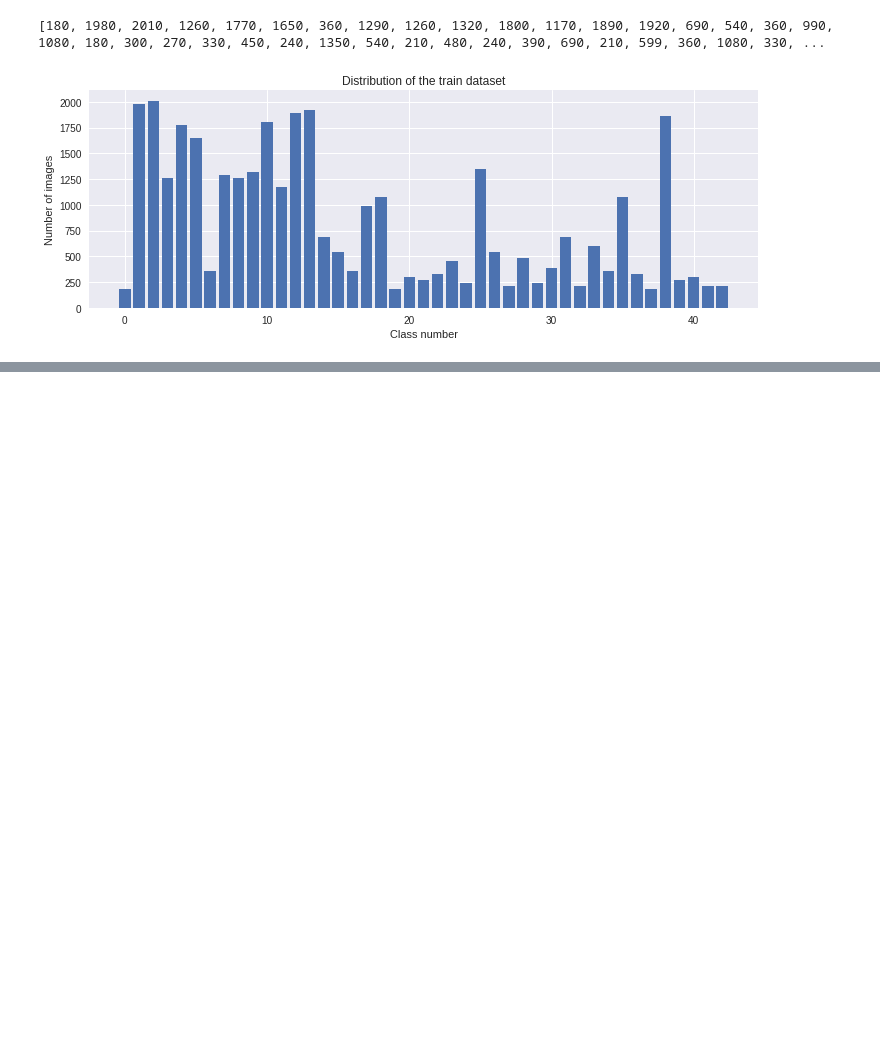
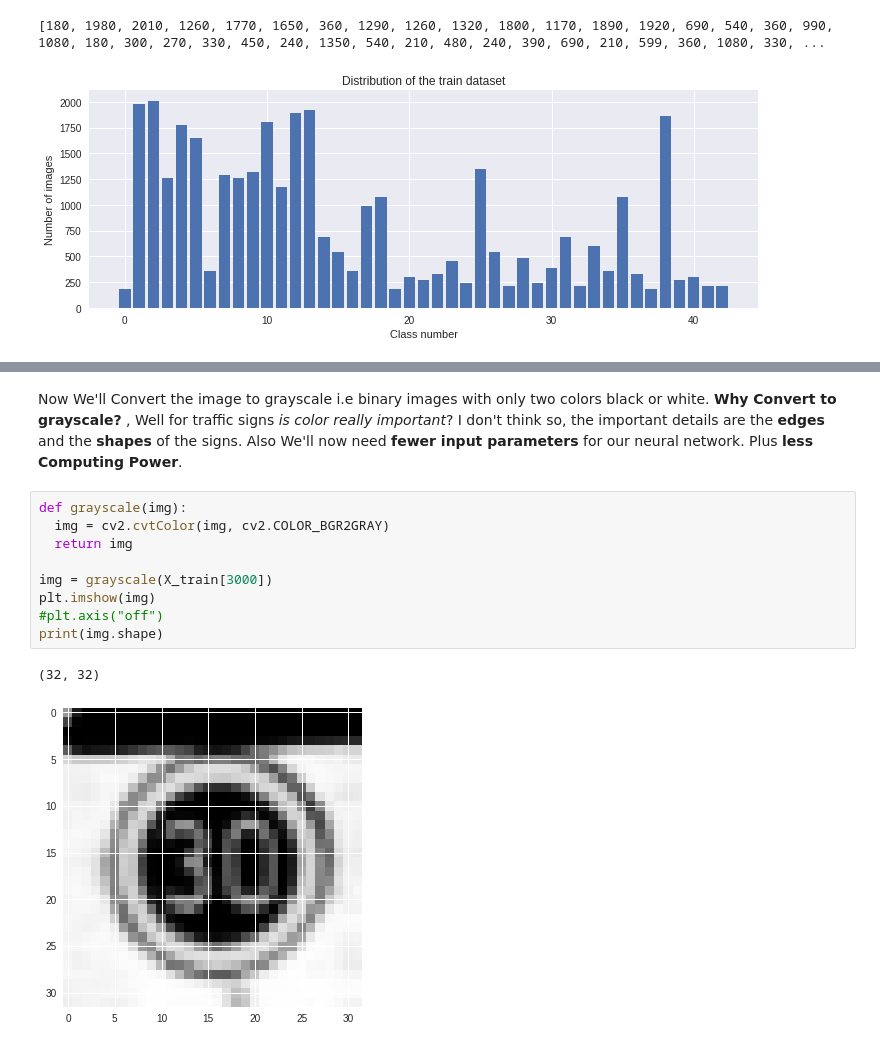
Before and after one commit to ItsCosmas/Traffic-Sign-Classification, a Jupyter notebook: Traffic_Sign_Classification.ipynb, the cells around one changed output, grey strips where cells are left out. Saved outputs shown, nothing was run; the diff lists cells and outputs as text; blank space fills up the shorter version.

```diff
--- a/Traffic_Sign_Classification.ipynb
+++ b/Traffic_Sign_Classification.ipynb
@@ -107,0 +122,15 @@ plt.show()
+# %% [markdown]
+Now We'll Convert the image to grayscale i.e binary images with only two colors black or white.
+**Why Convert to grayscale?** , Well for traffic signs *is color really important*? I don't think so, the important details are the **edges** and the **shapes** of the signs. Also We'll now need **fewer input parameters** for our neural network. Plus **less Computing Power**.
+# %%
+def grayscale(img):
+  img = cv2.cvtColor(img, cv2.COLOR_BGR2GRAY)
+  return img
+
+img = grayscale(X_train[3000])
+plt.imshow(img)
+#plt.axis("off")
+print(img.shape)
+# %% [output]
+(32, 32)
+[figure, added]
```
Also changed, not shown: parts of 18 cells of this notebook.
